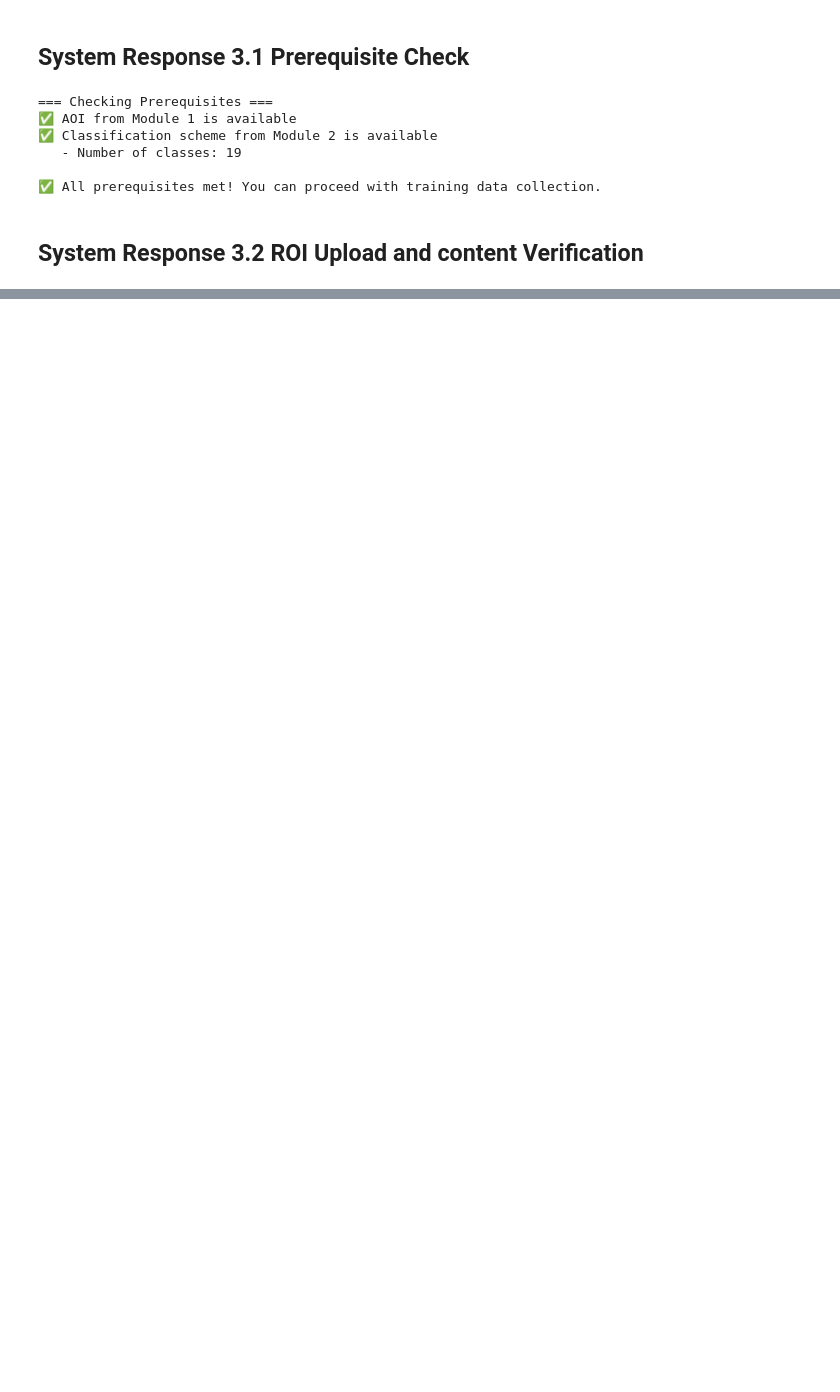
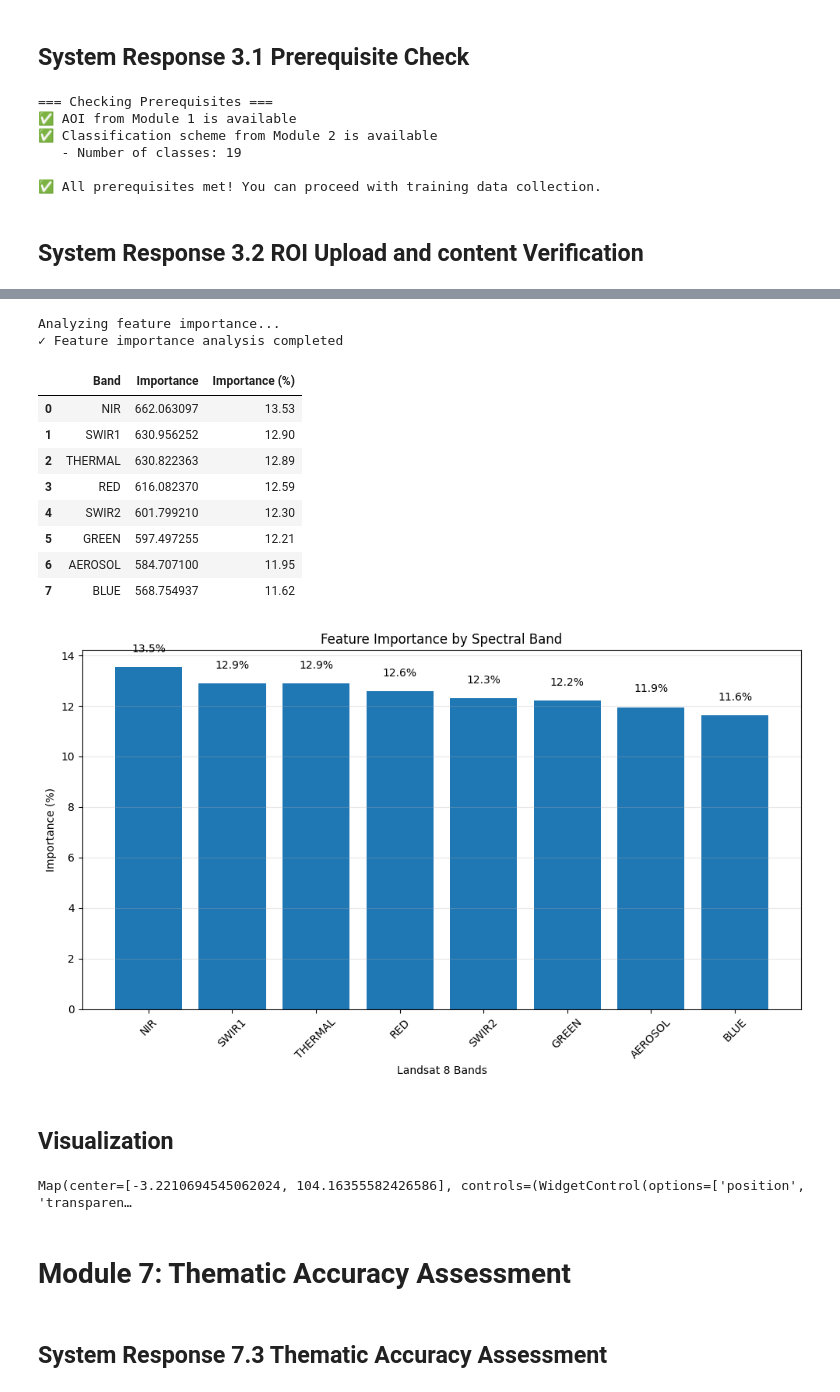
Before and after one commit to agilfahrezy11/EpistemXBackend_demo, a Jupyter notebook: notebooks/Module_implementation.ipynb, the cells around one changed output, grey strips where cells are left out. Saved outputs shown, nothing was run; the diff lists cells and outputs as text; code cells hidden in the pictures; blank space fills up the shorter version.

```diff
--- a/notebooks/Module_implementation.ipynb
+++ b/notebooks/Module_implementation.ipynb
@@ -735,0 +858,79 @@ Points outside AOI               : 0
+# %%
+# Get feature importance
+print("Analyzing feature importance...")
+
+try:
+    importance_df = classifier.get_feature_importance(trained_model)
+    print("✓ Feature importance analysis completed")
+
+    display(importance_df)
+
+except Exception as e:
+    print(f"❌ Error in feature importance analysis: {e}")
+# Visualize feature importance
+plt.figure(figsize=(10, 6))
+
+# Create bar plot
+bars = plt.bar(importance_df['Band'], importance_df['Importance (%)'])
+
+# Add value labels on bars
+for bar, value in zip(bars, importance_df['Importance (%)']):
+    plt.text(bar.get_x() + bar.get_width()/2, bar.get_height() + 0.5,
+             f'{value:.1f}%', ha='center', va='bottom')
+
+plt.title('Feature Importance by Spectral Band')
+plt.xlabel('Landsat 8 Bands')
+plt.ylabel('Importance (%)')
+plt.xticks(rotation=45)
+plt.grid(axis='y', alpha=0.3)
+plt.tight_layout()
+plt.show()
+# %% [output]
+Analyzing feature importance...
+✓ Feature importance analysis completed
+|  | Band | Importance | Importance (%) |
+| 0 | NIR | 662.063097 | 13.53 |
+| 1 | SWIR1 | 630.956252 | 12.90 |
+| 2 | THERMAL | 630.822363 | 12.89 |
+| 3 | RED | 616.082370 | 12.59 |
+| 4 | SWIR2 | 601.799210 | 12.30 |
+| 5 | GREEN | 597.497255 | 12.21 |
+| 6 | AEROSOL | 584.707100 | 11.95 |
+| 7 | BLUE | 568.754937 | 11.62 |
+[figure, added]
+# %% [markdown]
+## Visualization
+# %%
+# === Load Classification Scheme ===
+scheme = pd.read_csv("../Selected_LC_Classification_Scheme.csv")
+palette = scheme["Color Palette"].tolist()
+classes = scheme["Land Cover Class"].tolist()
+ids = scheme["ID"].tolist()
+
+# === Visualization Parameters ===
+vis_params = {
+    "min": min(ids),
+    "max": max(ids),
+    "palette": palette
+}
+
+# === Create geemap Map ===
+Map = geemap.Map()
+Map.centerObject(aoi, 7)
+Map.addLayer(classification_map, vis_params, "LULC Classification")
+
+# === Add Legend ===
+Map.add_legend(
+    title="Land Cover Classification",
+    labels=classes,
+    colors=palette
+)
+
+# Display
+Map
+# %% [output]
+Map(center=[-3.2210694545062024, 104.16355582426586], controls=(WidgetControl(options=['position', 'transparen…
+# %% [markdown]
+# Module 7: Thematic Accuracy Assessment
+# %% [markdown]
+## System Response 7.3 Thematic Accuracy Assessment
```
Also changed, not shown: parts of 37 cells of this notebook.
